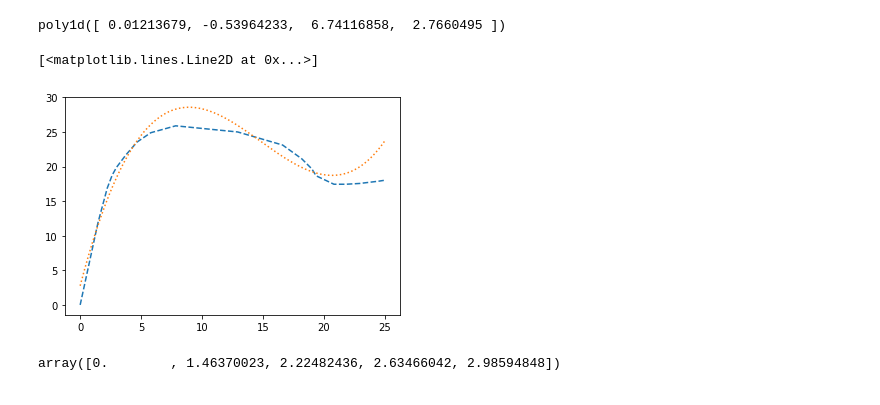
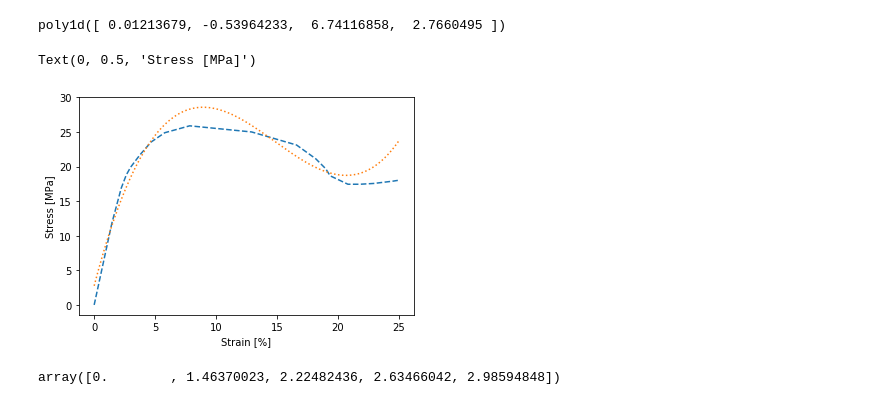
Before and after one commit to rmuenste/FullC0ntact, a Jupyter notebook: unit_tests/elastic_hexahedron/mass-spring.ipynb, the cells around one changed output. Saved outputs shown, nothing was run; the diff lists cells and outputs as text; code cells hidden in the pictures.

```diff
--- a/unit_tests/elastic_hexahedron/mass-spring.ipynb
+++ b/unit_tests/elastic_hexahedron/mass-spring.ipynb
@@ -253,9 +254,11 @@ xp = np.linspace(0, 25.0, 1000)
 # %%
 plt.plot(data[:,0], data[:,1], linestyle="--")
 plt.plot(xp, polynomial(xp), linestyle="dotted")
+plt.xlabel("Strain [%]")
+plt.ylabel("Stress [MPa]")
 # %% [output]
-[<matplotlib.lines.Line2D at 0x...>]
+Text(0, 0.5, 'Stress [MPa]')
-[figure, old version]
+[figure, new version]
 # %%
 data[0:5,0]
 # %% [output]
```
Also changed, not shown: parts of 4 cells of this notebook, 20 other files.
